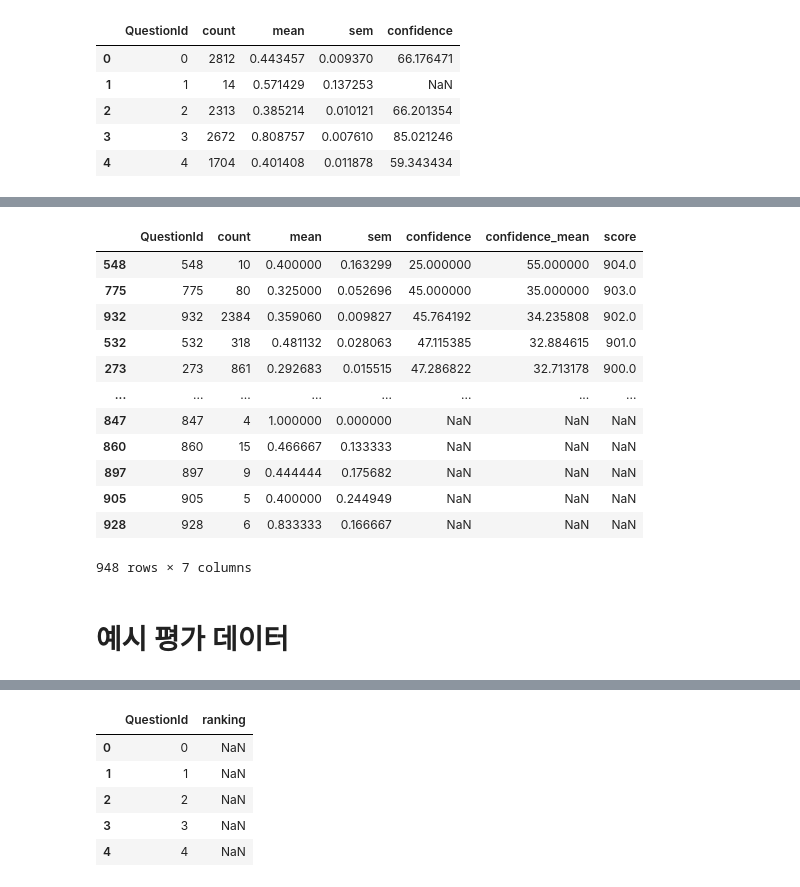
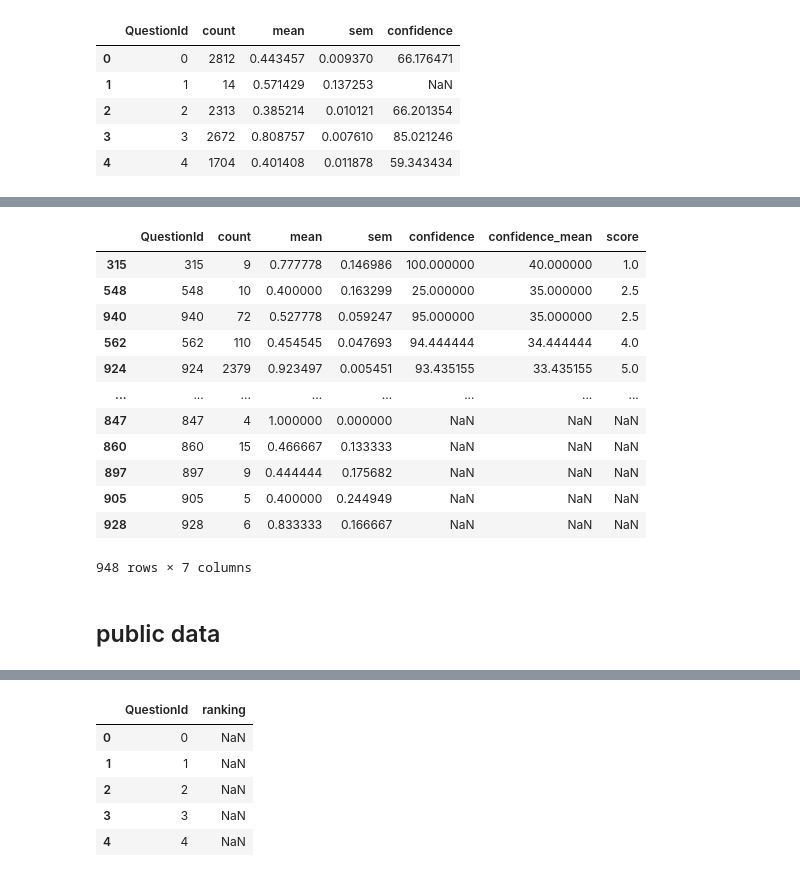
Before and after one commit to SujinKim1127/ML, a Jupyter notebook: confidence_56.ipynb, the cells around one changed output, grey strips where cells are left out. Cells and saved outputs as stored; diff of their text form; code cells hidden in the pictures.

```diff
--- a/confidence_56.ipynb
+++ b/confidence_56.ipynb
@@ -43,9 +43,9 @@ grouped_data.head()
 | 3 | 3 | 2672 | 0.808757 | 0.007610 | 85.021246 |
 | 4 | 4 | 1704 | 0.401408 | 0.011878 | 59.343434 |
 # %%
-grouped_data['confidence_mean'] = abs(grouped_data['confidence'] - 80)
+grouped_data['confidence_mean'] = abs(grouped_data['confidence'] - 60)
 
-plt.title('|confidence.mean() - 80| = "confidence_mean"')
+plt.title('|confidence.mean() - 60| = "confidence_mean"')
 grouped_data['confidence_mean'].hist()
 plt.show()
 # %% [output]
@@ -70,16 +70,16 @@ csort.head(n=10)
 # %%
-csort['score'] = csort['confidence_mean'].rank(ascending=True)
+csort['score'] = csort['confidence_mean'].rank(ascending=False)
 
 confidence_sort = csort.sort_values(by='confidence_mean', ascending=False)
 
 confidence_sort
 # %% [output]
 |  | QuestionId | count | mean | sem | confidence | confidence_mean | score |
-| 548 | 548 | 10 | 0.400000 | 0.163299 | 25.000000 | 55.000000 | 904.0 |
-| 775 | 775 | 80 | 0.325000 | 0.052696 | 45.000000 | 35.000000 | 903.0 |
-| 932 | 932 | 2384 | 0.359060 | 0.009827 | 45.764192 | 34.235808 | 902.0 |
-| 532 | 532 | 318 | 0.481132 | 0.028063 | 47.115385 | 32.884615 | 901.0 |
-| 273 | 273 | 861 | 0.292683 | 0.015515 | 47.286822 | 32.713178 | 900.0 |
+| 315 | 315 | 9 | 0.777778 | 0.146986 | 100.000000 | 40.000000 | 1.0 |
+| 548 | 548 | 10 | 0.400000 | 0.163299 | 25.000000 | 35.000000 | 2.5 |
+| 940 | 940 | 72 | 0.527778 | 0.059247 | 95.000000 | 35.000000 | 2.5 |
+| 562 | 562 | 110 | 0.454545 | 0.047693 | 94.444444 | 34.444444 | 4.0 |
+| 924 | 924 | 2379 | 0.923497 | 0.005451 | 93.435155 | 33.435155 | 5.0 |
 | ... | ... | ... | ... | ... | ... | ... | ... |
 | 847 | 847 | 4 | 1.000000 | 0.000000 | NaN | NaN | NaN |
 | 860 | 860 | 15 | 0.466667 | 0.133333 | NaN | NaN | NaN |
@@ -88,4 +88,4 @@ confidence_sort
 | 928 | 928 | 6 | 0.833333 | 0.166667 | NaN | NaN | NaN |
 948 rows × 7 columns
 # %% [markdown]
-# 예시 평가 데이터
+## public data
```
Also changed, not shown: parts of 16 cells of this notebook.
